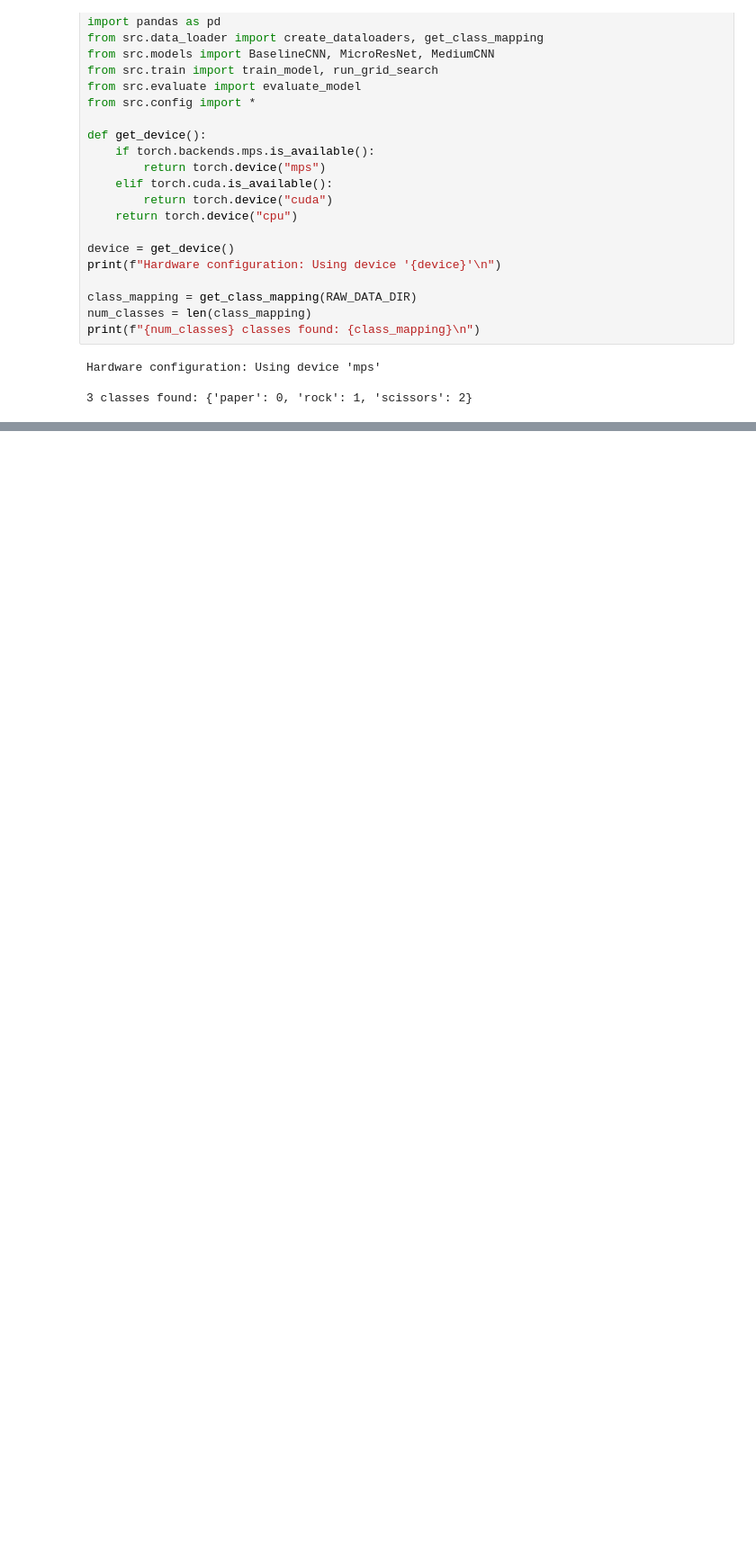
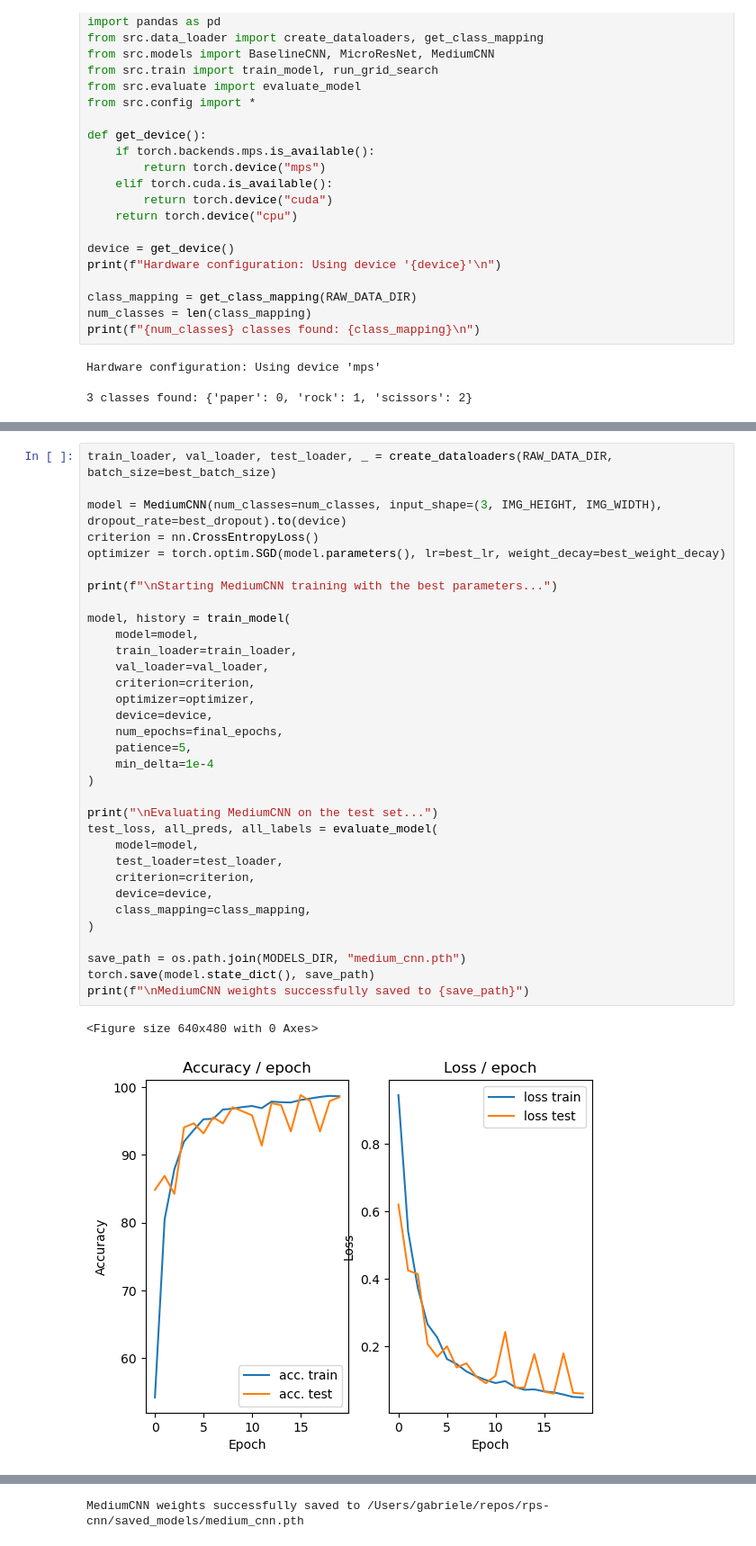
Before and after one commit to gabrieelsky/rps-cnn, a Jupyter notebook: main.ipynb, the cells around one changed output, grey strips where cells are left out. Shown at 90% size. Drawn from its saved outputs; the diff is of its cells as text; blank space fills up the shorter version.

```diff
--- a/main.ipynb
+++ b/main.ipynb
@@ -106,0 +132,36 @@ Selected best config: lr=0.001, batch_size=16, dropout=0.5, weight_decay=0.0001,
+# %%
+train_loader, val_loader, test_loader, _ = create_dataloaders(RAW_DATA_DIR, batch_size=best_batch_size)
+
+model = MediumCNN(num_classes=num_classes, input_shape=(3, IMG_HEIGHT, IMG_WIDTH), dropout_rate=best_dropout).to(device)
+criterion = nn.CrossEntropyLoss()
+optimizer = torch.optim.SGD(model.parameters(), lr=best_lr, weight_decay=best_weight_decay)
+
+print(f"\nStarting MediumCNN training with the best parameters...")
+
+model, history = train_model(
+    model=model,
+    train_loader=train_loader,
+    val_loader=val_loader,
+    criterion=criterion,
+    optimizer=optimizer,
+    device=device,
+    num_epochs=final_epochs,
+    patience=5,
+    min_delta=1e-4
+)
+
+print("\nEvaluating MediumCNN on the test set...")
+test_loss, all_preds, all_labels = evaluate_model(
+    model=model,
+    test_loader=test_loader,
+    criterion=criterion,
+    device=device,
+    class_mapping=class_mapping,
+)
+
+save_path = os.path.join(MODELS_DIR, "medium_cnn.pth")
+torch.save(model.state_dict(), save_path)
+print(f"\nMediumCNN weights successfully saved to {save_path}")
+# %% [output]
+<Figure size 640x480 with 0 Axes>
+[figure, added]
@@ -107 +186,2 @@ Selected best config: lr=0.001, batch_size=16, dropout=0.5, weight_decay=0.0001,
+MediumCNN weights successfully saved to /Users/gabriele/repos/rps-cnn/saved_models/medium_cnn.pth
 # %%
```
Also changed, not shown: parts of 7 cells of this notebook.
